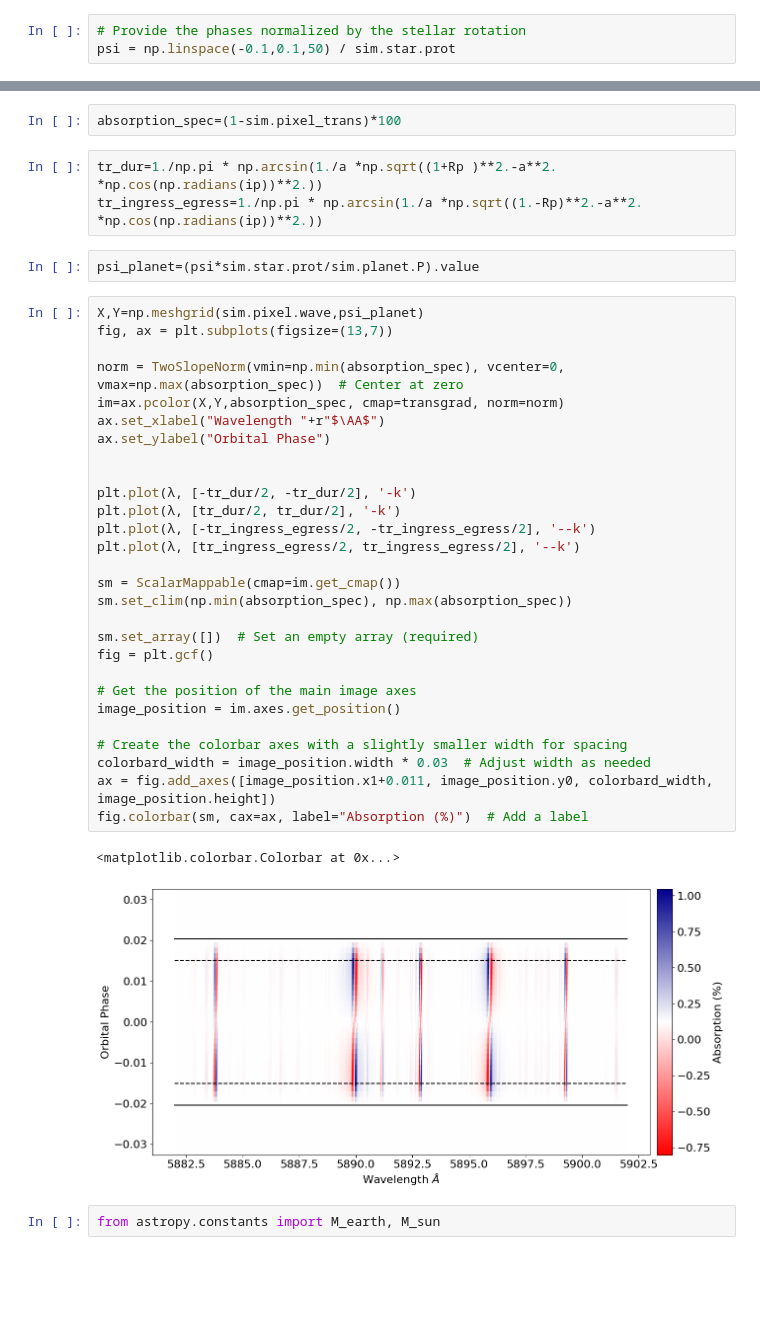
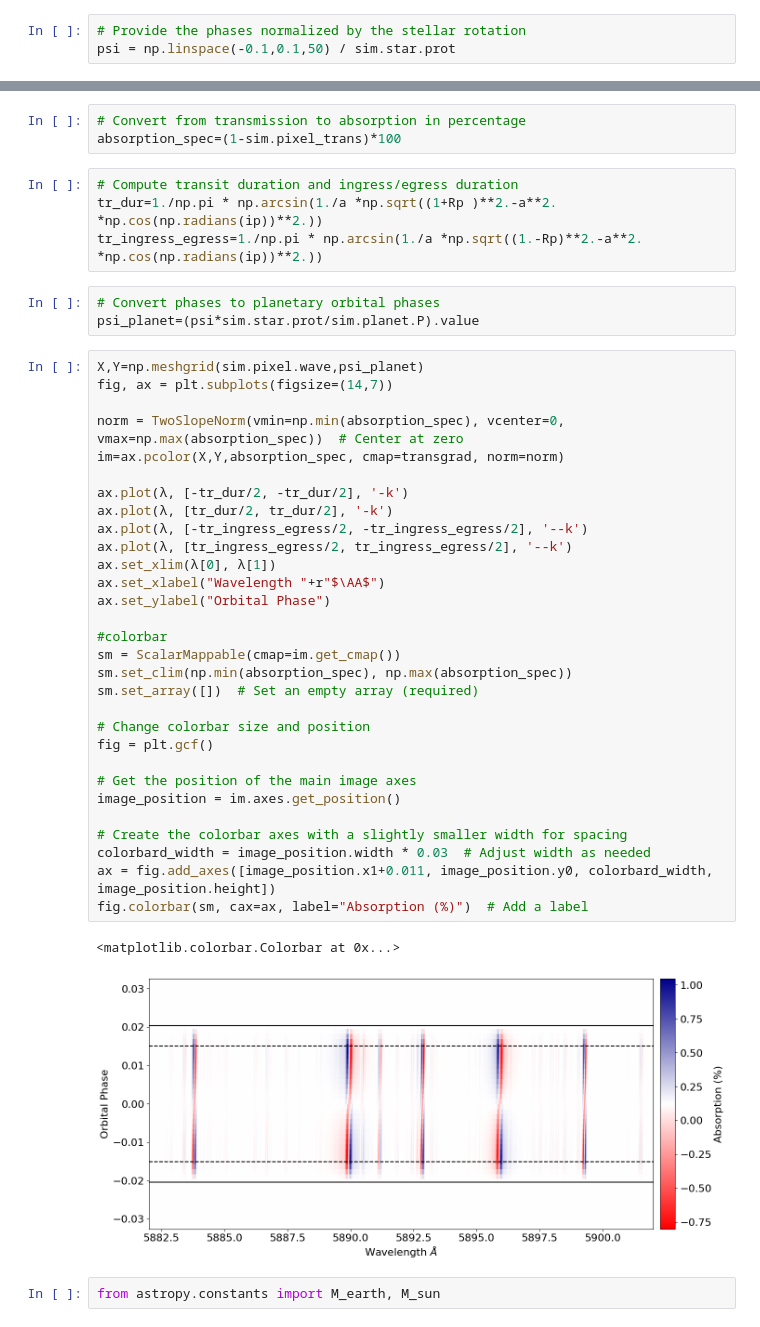
Before and after one commit to EduardoCristo/SOAP-Spot-Oscillation-And-Planet-code, a Jupyter notebook: site/notebooks/Sun_jupiter_phoenix/Sun_jupiter_phoenix.ipynb, the cells around one changed output, grey strips where cells are left out. Drawn from its saved outputs; the diff is of its cells as text; blank space fills up the shorter version.

```diff
--- a/site/notebooks/Sun_jupiter_phoenix/Sun_jupiter_phoenix.ipynb
+++ b/site/notebooks/Sun_jupiter_phoenix/Sun_jupiter_phoenix.ipynb
@@ -81,42 +84,47 @@ psi = np.linspace(-0.1,0.1,50) / sim.star.prot
 out=sim.calculate_signal(psi, renormalize_rv=True, template=tplt)
-# %%
-absorption_spec=(1-sim.pixel_trans)*100
+# %%
+# Convert from transmission to absorption in percentage
+absorption_spec=(1-sim.pixel_trans)*100
 # %%
+# Compute transit duration and ingress/egress duration
 tr_dur=1./np.pi * np.arcsin(1./a *np.sqrt((1+Rp )**2.-a**2. *np.cos(np.radians(ip))**2.))
 tr_ingress_egress=1./np.pi * np.arcsin(1./a *np.sqrt((1.-Rp)**2.-a**2. *np.cos(np.radians(ip))**2.))
 # %%
+# Convert phases to planetary orbital phases
 psi_planet=(psi*sim.star.prot/sim.planet.P).value
 # %%
 X,Y=np.meshgrid(sim.pixel.wave,psi_planet)
-fig, ax = plt.subplots(figsize=(13,7))
+fig, ax = plt.subplots(figsize=(14,7))
 
 norm = TwoSlopeNorm(vmin=np.min(absorption_spec), vcenter=0, vmax=np.max(absorption_spec))  # Center at zero
 im=ax.pcolor(X,Y,absorption_spec, cmap=transgrad, norm=norm)
+
+ax.plot(λ, [-tr_dur/2, -tr_dur/2], '-k')
+ax.plot(λ, [tr_dur/2, tr_dur/2], '-k')
+ax.plot(λ, [-tr_ingress_egress/2, -tr_ingress_egress/2], '--k')
+ax.plot(λ, [tr_ingress_egress/2, tr_ingress_egress/2], '--k')
+ax.set_xlim(λ[0], λ[1])
 ax.set_xlabel("Wavelength "+r"$\AA$")
 ax.set_ylabel("Orbital Phase")
 
-
-plt.plot(λ, [-tr_dur/2, -tr_dur/2], '-k')
-plt.plot(λ, [tr_dur/2, tr_dur/2], '-k')
-plt.plot(λ, [-tr_ingress_egress/2, -tr_ingress_egress/2], '--k')
-plt.plot(λ, [tr_ingress_egress/2, tr_ingress_egress/2], '--k')
-
+#colorbar
 sm = ScalarMappable(cmap=im.get_cmap())
 sm.set_clim(np.min(absorption_spec), np.max(absorption_spec))
+sm.set_array([])  # Set an empty array (required)
 
-sm.set_array([])  # Set an empty array (required)
+# Change colorbar size and position
 fig = plt.gcf()
 
 # Get the position of the main image axes
 image_position = im.axes.get_position()
 
 # Create the colorbar axes with a slightly smaller width for spacing
 colorbard_width = image_position.width * 0.03  # Adjust width as needed
 ax = fig.add_axes([image_position.x1+0.011, image_position.y0, colorbard_width, image_position.height])
 fig.colorbar(sm, cax=ax, label="Absorption (%)")  # Add a label
 # %% [output]
 <matplotlib.colorbar.Colorbar at 0x...>
-[figure, old version]
+[figure, new version]
 # %%
 from astropy.constants import M_earth, M_sun
 # %%
```
Also changed, not shown: parts of 7 cells of this notebook, 14 other files.
